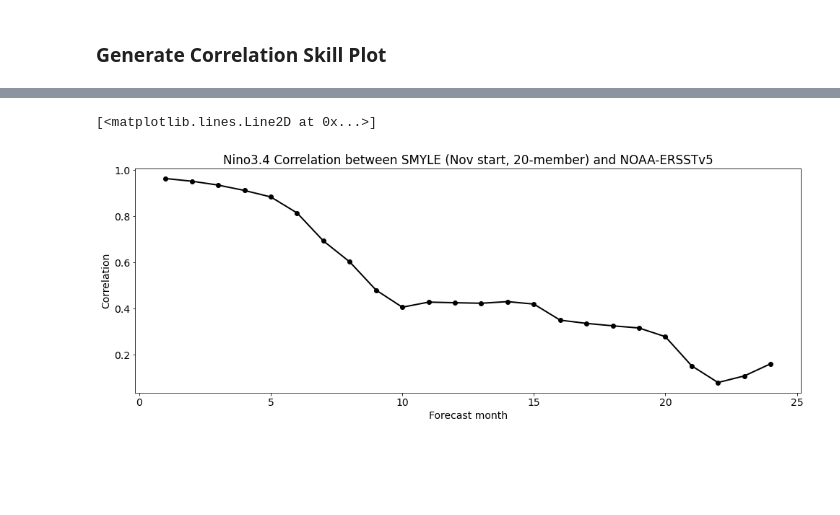
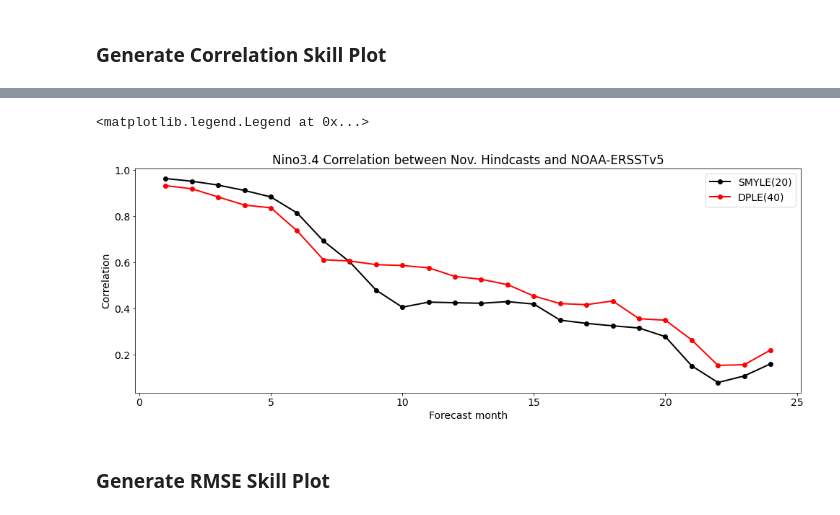
Before and after one commit to NCAR/SMYLE-analysis, a Jupyter notebook: notebooks/ENSO_check.ipynb, the cells around one changed output, grey strips where cells are left out. Drawn from its saved outputs; the diff is of its cells as text; code cells hidden in the pictures; blank space fills up the shorter version.

```diff
--- a/notebooks/ENSO_check.ipynb
+++ b/notebooks/ENSO_check.ipynb
@@ -281,0 +291,4 @@ Wall time: 3min 39s
+# %%
+%%time
+dple_nino34 = dple_temp.TEMP.isel(z_t=0).weighted(areawgt1).mean(("nlon", "nlat")).load()
+dple_time_bound = dple_temp.time_bound.load()
@@ -282,6 +298,7 @@ Wall time: 3min 39s
 # %%
 # Observed Nino3.4 (NOAA ERSSTv5)
 ds_obs = xr.open_dataset('/glade/p/cgd/oce/people/yeager/obs/SST/NOAA_ERSSTv5/ersst.v5.188001-202012.gx1v6.nc',decode_times=False)
+ds_obs = ds_obs.isel(nlat=slice(160,240))
 obs_time_vals = [cftime.DatetimeNoLeap(1880+year, 1+month, 15) for year in range(141) for month in range(12)]
 ds_obs['time'] = obs_time_vals
 obs_nino34 = ds_obs.sst.weighted(areawgt1).mean(("nlon", "nlat")).load()
@@ -291,7 +308,7 @@ obs_nino34 = ds_obs.sst.weighted(areawgt1).mean(("nlon", "nlat")).load()
 The error message reports it needs cftime.datetime objects, but isinstance(smyletime.values[0],cftime.datetime) returns True.
 # %%
 nlead = 6
-fig = plt.figure(figsize=(25, nlead*5))
+fig = plt.figure(figsize=(20, nlead*5))
 nrow = nlead
 ncol = 2
 
@@ -302,7 +319,7 @@ xmax = cftime.num2date(0, 'days since 2021-01-01 00:00:00', calendar='noleap')
 
 for i in range(nlead):
     thislead = i+1
-    smyletime = time_bound.sel(L=thislead).mean('d2')
+    smyletime = smyle_time_bound.sel(L=thislead).mean('d2')
     ax = fig.add_subplot(nrow,ncol,i*ncol+1)
     ax.plot(obs_nino34.time, obs_nino34,linewidth=2,color='k',label='OBS')
     #smyle_range = [smyle_nino34.sel(L=thislead).min('M'),smyle_nino34.sel(L=lm).max('M')]
@@ -310,10 +327,23 @@ for i in range(nlead):
     ax.plot(smyletime,smyle_nino34.sel(L=thislead),'.',color='b')
     ax.plot(smyletime,smyle_nino34.sel(L=thislead).mean('M'),'o',color='r',label='SMYLE')
     ax.grid()
-    ax.set_title('Nino3.4 SST, Forecast Month = {}'.format(thislead), fontdict={'size':16})
+    ax.set_title('Nino3.4 SST, SMYLE(20), Forecast Month = {}'.format(thislead), fontdict={'size':16})
     ax.set_ylabel(r'$^{\circ}$C')
     ax.set_ylim(23,30)
     ax.set_xlim(xmin,xmax)
 #    ax.set_xticks(xtickyears)
     ax.legend(loc='lower right')
+
+    dpletime = dple_time_bound.sel(L=thislead).mean('d2')
+    ax = fig.add_subplot(nrow,ncol,i*ncol+2)
+    ax.plot(obs_nino34.time, obs_nino34,linewidth=2,color='k',label='OBS')
+    ax.plot(dpletime,dple_nino34.sel(L=thislead),'.',color='b')
+    ax.plot(dpletime,dple_nino34.sel(L=thislead).mean('M'),'o',color='r',label='DPLE')
+    ax.grid()
+    ax.set_title('Nino3.4 SST, DPLE(40), Forecast Month = {}'.format(thislead), fontdict={'size':16})
+    ax.set_ylabel(r'$^{\circ}$C')
+    ax.set_ylim(23,30)
+    ax.set_xlim(xmin,xmax)
+#    ax.set_xticks(xtickyears)
+    ax.legend(loc='lower right')
 # %% [output]
@@ -323,12 +353,20 @@ for i in range(nlead):
 # %%
 %%time
 # Correlation as a function of forecast month:
-ccoef   = xr.DataArray(np.zeros([smyle_nino34.sizes['L']]), dims=['L'], coords={'L':smyle_nino34['L']})
+smyle_ccoef   = xr.DataArray(np.zeros([smyle_nino34.sizes['L']]), dims=['L'], coords={'L':smyle_nino34['L']})
 for i in range(smyle_nino34.sizes['L']):
     leadindex = smyle_nino34['L'].values[i]
-    smyletime = time_bound.sel(L=leadindex).mean('d2').rename({'Y':'time'})
+    smyletime = smyle_time_bound.sel(L=leadindex).mean('d2').rename({'Y':'time'})
     smyle_em = smyle_nino34.sel(L=leadindex).mean('M').rename({'Y':'time'})
     obs = obs_nino34.sel(time=smyletime,method='nearest')
     smyle_em = smyle_em.assign_coords(time=("time",obs.time))
-    ccoef.values[i] = xr.corr(smyle_em, obs)
+    smyle_ccoef.values[i] = xr.corr(smyle_em, obs)
+dple_ccoef   = xr.DataArray(np.zeros([dple_nino34.sizes['L']]), dims=['L'], coords={'L':dple_nino34['L']})
+for i in range(dple_nino34.sizes['L']):
+    leadindex = dple_nino34['L'].values[i]
+    dpletime = dple_time_bound.sel(L=leadindex).mean('d2').rename({'Y':'time'})
+    dple_em = dple_nino34.sel(L=leadindex).mean('M').rename({'Y':'time'})
+    obs = obs_nino34.sel(time=dpletime,method='nearest')
+    dple_em = dple_em.assign_coords(time=("time",obs.time))
+    dple_ccoef.values[i] = xr.corr(dple_em, obs)
 # %% [output]
@@ -337,12 +375,16 @@ Wall time: 179 ms
 # %%
 # plot correlation
 fig = plt.figure(figsize=(16,16))
 plt.rcParams['font.size'] = '14'
 ax = fig.add_axes([0.1,0.7,0.8,0.27])
 ax.set_ylabel('Correlation', fontsize=14)
 ax.set_xlabel('Forecast month')
-ax.set_title('Nino3.4 Correlation between SMYLE (Nov start, 20-member) and NOAA-ERSSTv5')
-ax.plot(ccoef.L,ccoef,color='k', marker='o',linewidth=2)
+ax.set_title('Nino3.4 Correlation between Nov. Hindcasts and NOAA-ERSSTv5')
+ax.plot(smyle_ccoef.L,smyle_ccoef,color='k', marker='o',linewidth=2,label='SMYLE(20)')
+ax.plot(dple_ccoef.L,dple_ccoef,color='r', marker='o',linewidth=2,label='DPLE(40)')
+ax.legend(loc='upper right')
 # %% [output]
-[<matplotlib.lines.Line2D at 0x...>]
+<matplotlib.legend.Legend at 0x...>
-[figure, old version]
+[figure, new version]
+# %% [markdown]
+### Generate RMSE Skill Plot
```
Also changed, not shown: parts of 29 cells of this notebook, 1 other file.
